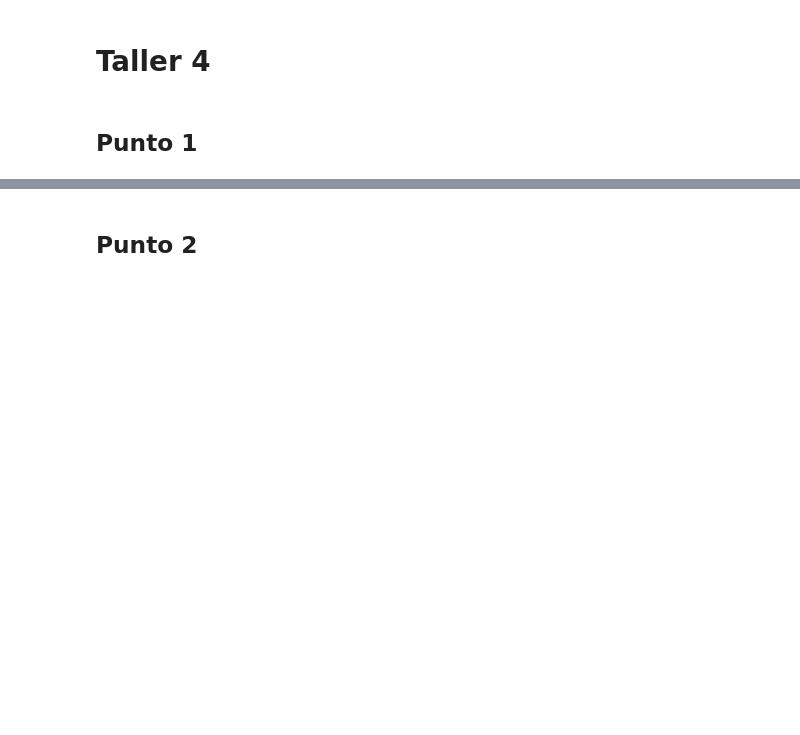
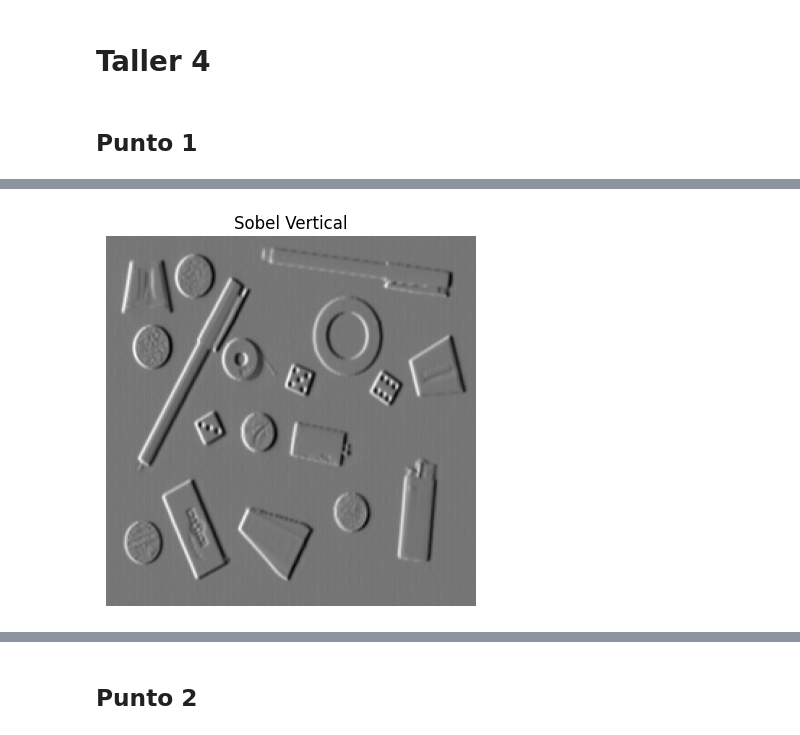
Before and after one commit to MISIS4825-IMAGENES-Y-VISION/Taller4, a Jupyter notebook: Taller4.ipynb, the cells around one changed output, grey strips where cells are left out. Drawn from its saved outputs; the diff is of its cells as text; code cells hidden in the pictures; blank space fills up the shorter version.

```diff
--- a/Taller4.ipynb
+++ b/Taller4.ipynb
@@ -20,0 +48,8 @@ from skimage.feature import canny
+# %%
+sobel_vertical = sobel_v(img_int32)
+plt.imshow(sobel_vertical, cmap="gray")
+plt.title("Sobel Vertical")
+plt.axis("off")
+plt.show()
+# %% [output]
+[figure, added]
```
Also changed, not shown: parts of 20 cells of this notebook, 4 other files.
